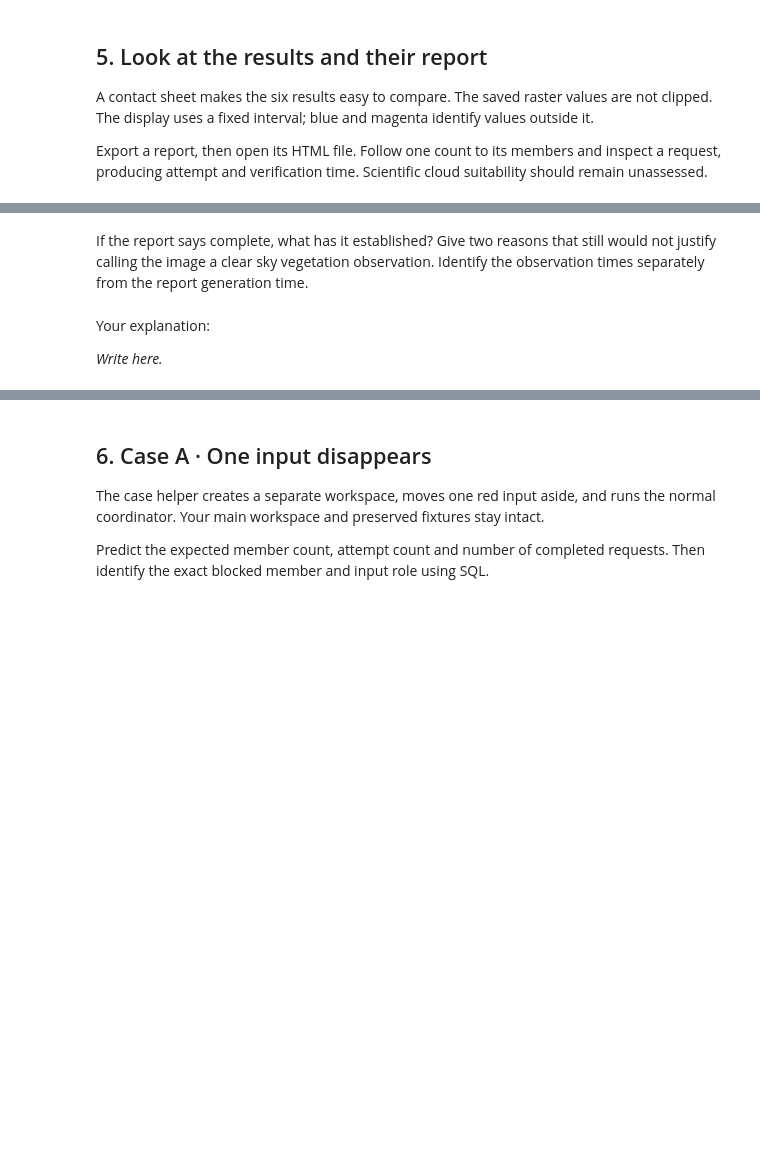
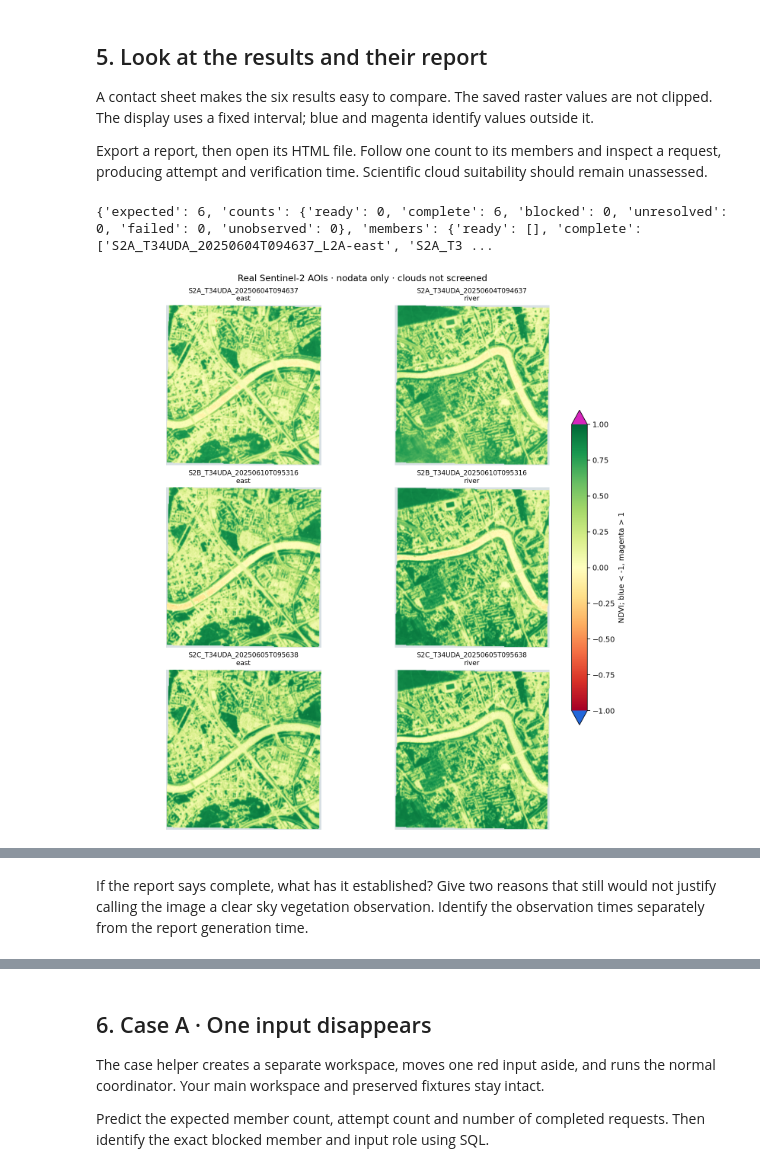
Before and after one commit to SzymonSkrzypczyk/Automated_Workflows, a Jupyter notebook: Labs/Lab05/Lab05_Restartable_Optical_Batch_v1_20261105.ipynb, the cells around one changed output, grey strips where cells are left out. Saved outputs shown, nothing was run; the diff lists cells and outputs as text; code cells hidden in the pictures; blank space fills up the shorter version.

```diff
--- a/Labs/Lab05/Lab05_Restartable_Optical_Batch_v1_20261105.ipynb
+++ b/Labs/Lab05/Lab05_Restartable_Optical_Batch_v1_20261105.ipynb
@@ -152,0 +281,15 @@ print('Open:', report_dir / 'index.html')
+# %%
+report = saved_report(MANIFEST, 'main')
+print(report['summary'])
+assert report['summary']['counts']['complete'] == 6
+assert report['attempt_count'] == 6
+from IPython.display import Image, display
+display(Image(filename=str(ROOT / 'reports/main/preview.png')))
+print('Open:', ROOT / 'reports/main/index.html')
+main_after = capture('main_after', MANIFEST)
+print('Generated:', report['generated_at'])
+print('Observation times:', [m['observed_at'] for m in report['members']])
+print('Verification times:', [m['evidence']['result']['checked_at'] for m in report['members']])
+# %% [output]
+{'expected': 6, 'counts': {'ready': 0, 'complete': 6, 'blocked': 0, 'unresolved': 0, 'failed': 0, 'unobserved': 0}, 'members': {'ready': [], 'complete': ['S2A_T34UDA_20250604T094637_L2A-east', 'S2A_T3 ...
+[figure, added]
@@ -153,6 +300,2 @@ print('Open:', report_dir / 'index.html')
 # %% [markdown]
 If the report says complete, what has it established? Give two reasons that still would not justify calling the image a clear sky vegetation observation. Identify the observation times separately from the report generation time.
-# %% [markdown]
-Your explanation:
-
-*Write here.*
```
Also changed, not shown: parts of 48 cells of this notebook, 1 other file.
